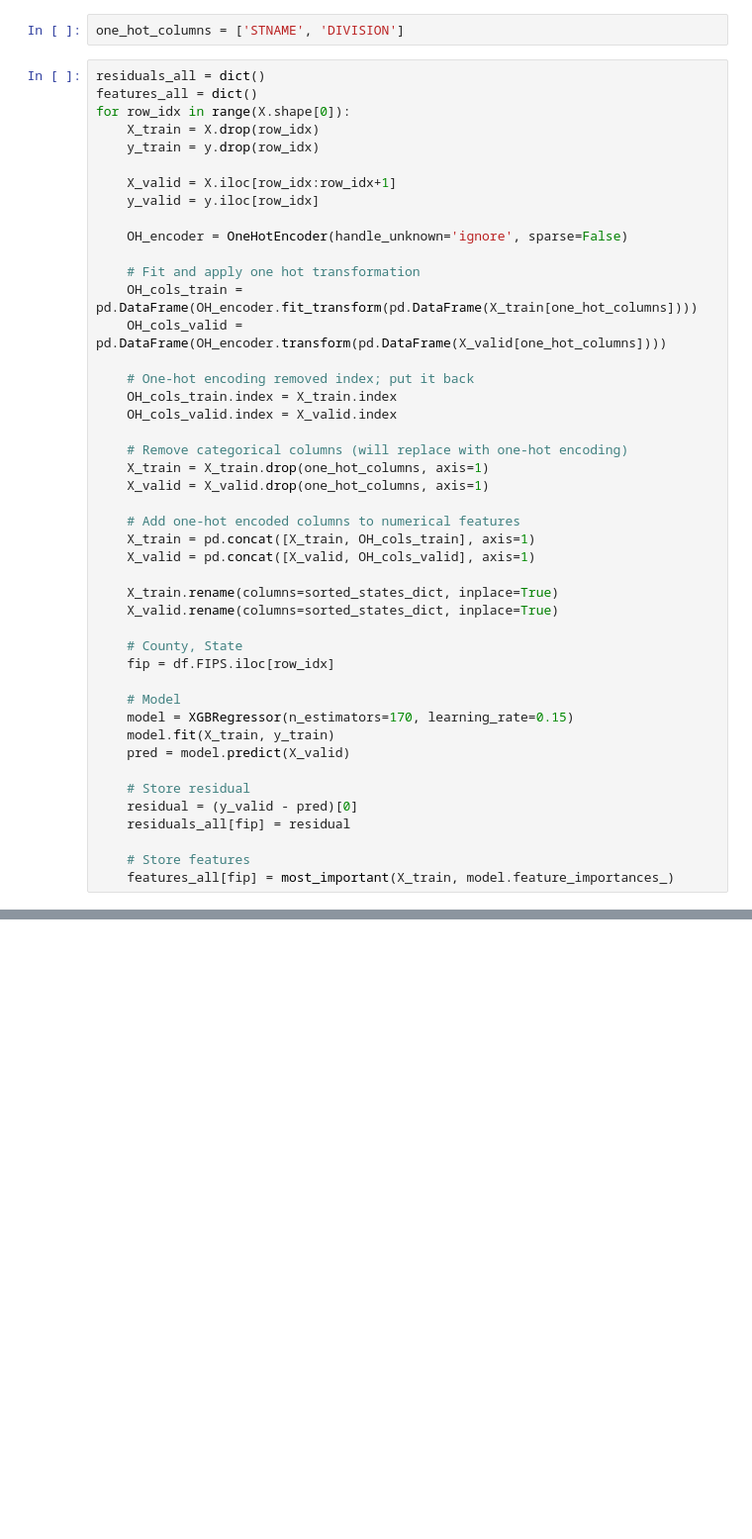
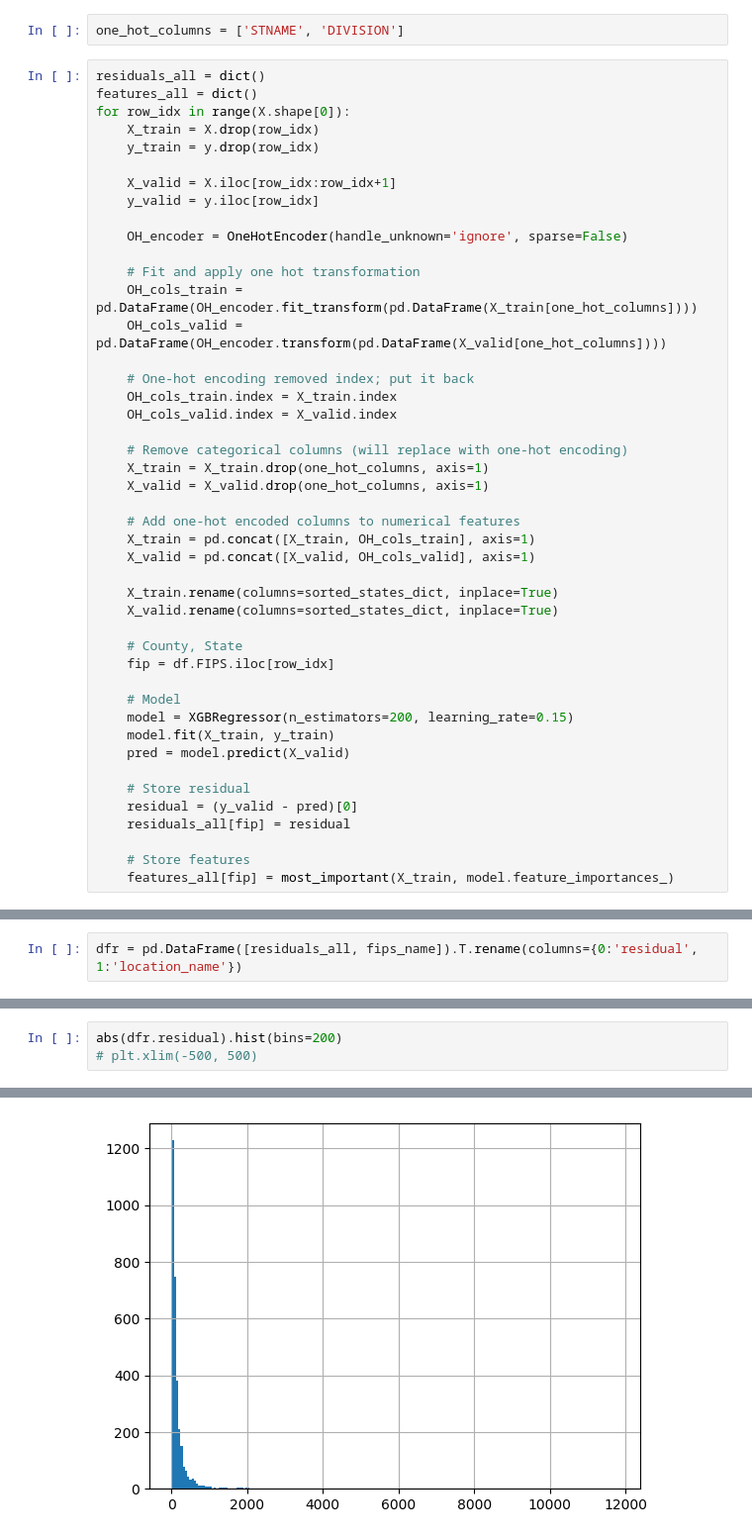
Before and after one commit to jessebmurray/COVID-19, a Jupyter notebook: county_modeling.ipynb, the cells around one changed output, grey strips where cells are left out. Shown at 99% size. Cells and saved outputs as stored; diff of their text form; blank space fills up the shorter version.

Commit message:
Residuals for each county

```diff
--- a/county_modeling.ipynb
+++ b/county_modeling.ipynb
@@ -530,7 +539,7 @@ for row_idx in range(X.shape[0]):
     fip = df.FIPS.iloc[row_idx]
 
     # Model
-    model = XGBRegressor(n_estimators=170, learning_rate=0.15)
+    model = XGBRegressor(n_estimators=200, learning_rate=0.15)
     model.fit(X_train, y_train)
     pred = model.predict(X_valid)
 
@@ -551,0 +552,2 @@ features_all
+# %%
+dfr = pd.DataFrame([residuals_all, fips_name]).T.rename(columns={0:'residual', 1:'location_name'})
@@ -551,0 +570,4 @@ features_all
+# %%
+abs(dfr.residual).hist(bins=200)
+# plt.xlim(-500, 500)
+# %% [output]
@@ -551,0 +575 @@ features_all
+[figure, added]
```
Also changed, not shown: parts of 16 cells of this notebook, 3 other files.
